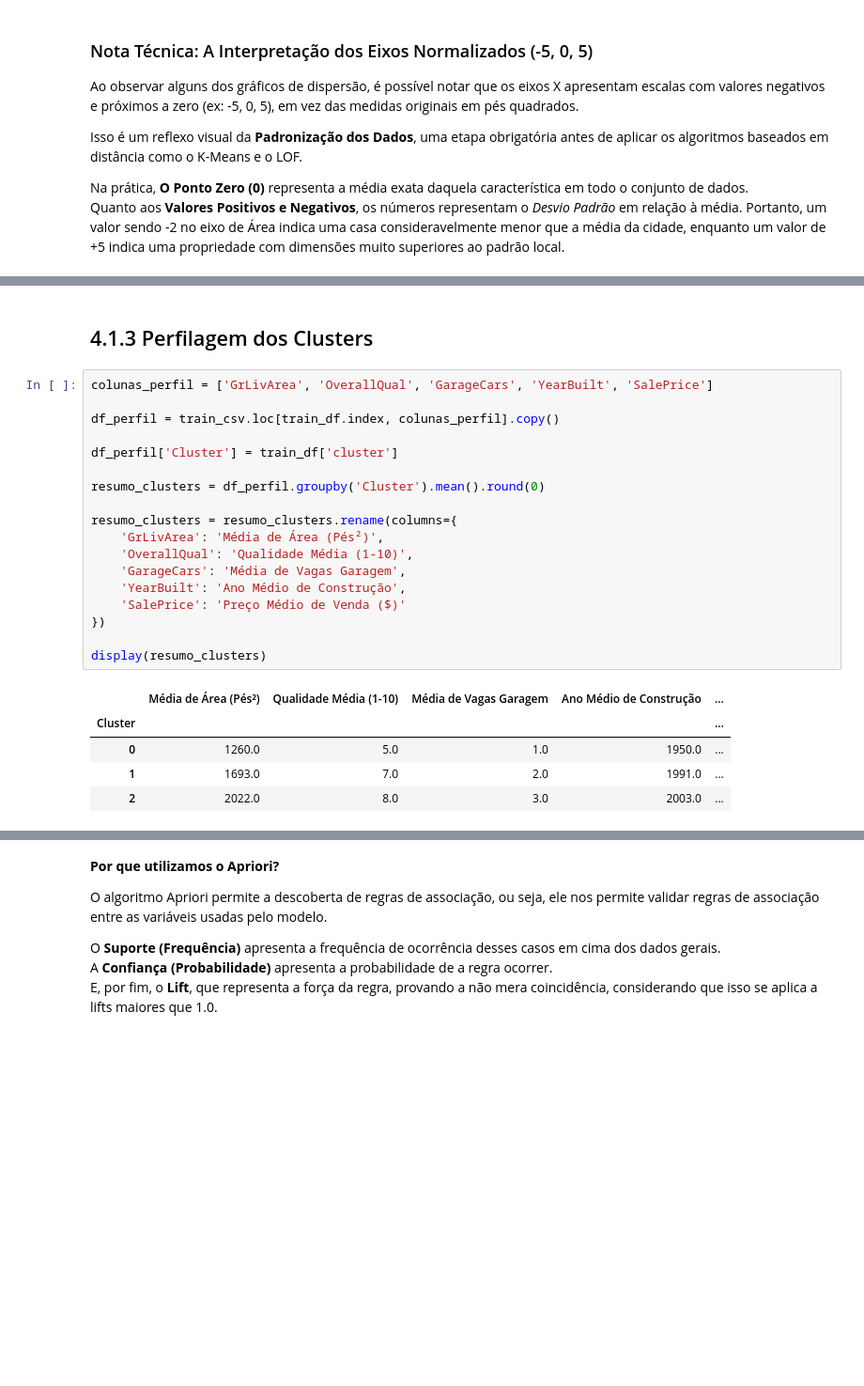
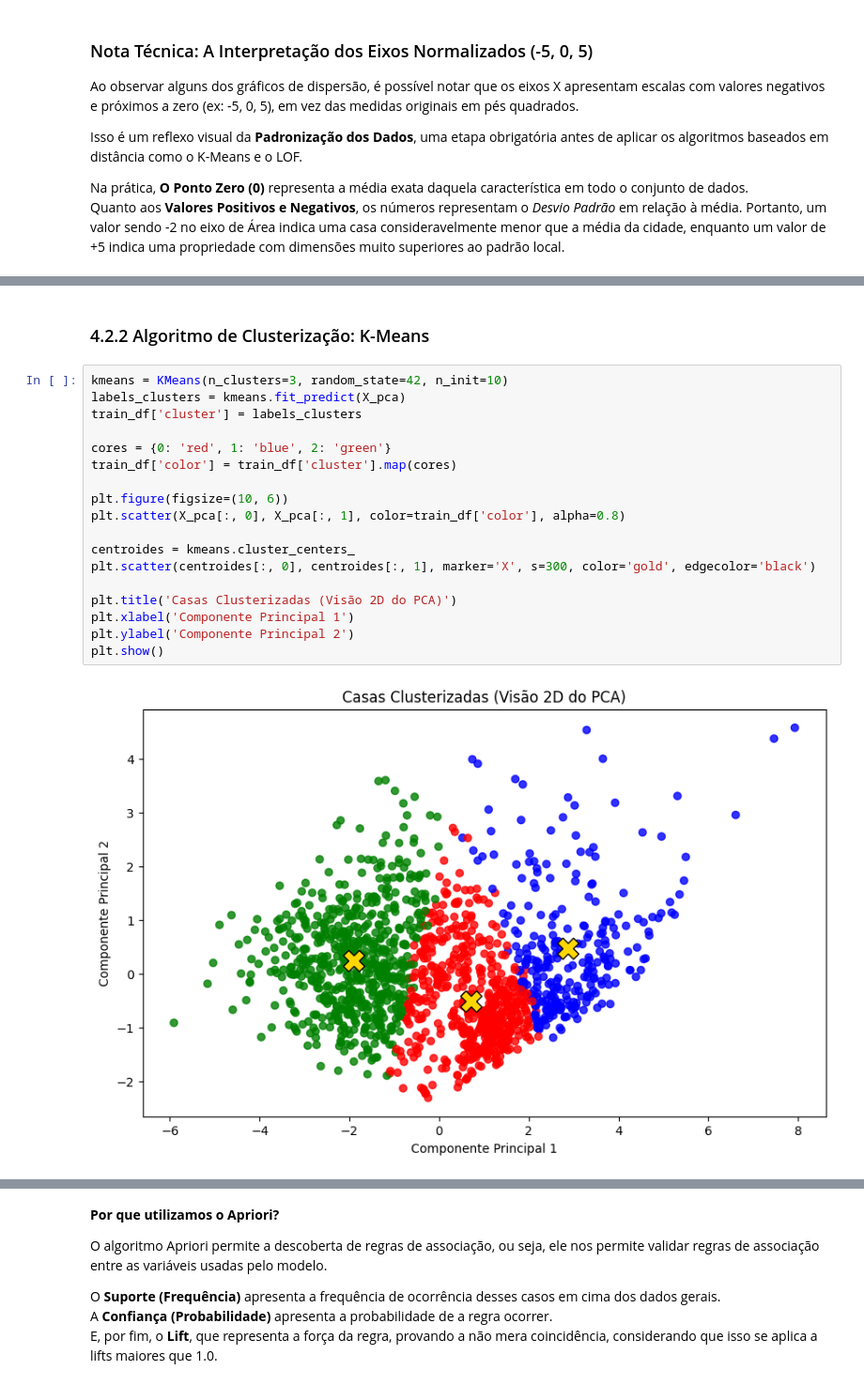
Before and after one commit to Mauro-devs/DataAnalysis, a Jupyter notebook: notebook.ipynb, the cells around one changed output, grey strips where cells are left out. Shown at 94% size. Drawn from its saved outputs; the diff is of its cells as text; blank space fills up the shorter version.

```diff
--- a/notebook.ipynb
+++ b/notebook.ipynb
@@ -626,26 +618,22 @@ A coluna 'Preco_Venda' foi intencionalmente removida para que o conjunto de dado
 # %% [markdown]
-## 4.1.3 Perfilagem dos Clusters
+### 4.2.2 Algoritmo de Clusterização: K-Means
 # %%
-colunas_perfil = ['GrLivArea', 'OverallQual', 'GarageCars', 'YearBuilt', 'SalePrice']
+kmeans = KMeans(n_clusters=3, random_state=42, n_init=10)
+labels_clusters = kmeans.fit_predict(X_pca)
+train_df['cluster'] = labels_clusters
 
-df_perfil = train_csv.loc[train_df.index, colunas_perfil].copy()
+cores = {0: 'red', 1: 'blue', 2: 'green'}
+train_df['color'] = train_df['cluster'].map(cores)
 
-df_perfil['Cluster'] = train_df['cluster']
+plt.figure(figsize=(10, 6))
+plt.scatter(X_pca[:, 0], X_pca[:, 1], color=train_df['color'], alpha=0.8)
 
-resumo_clusters = df_perfil.groupby('Cluster').mean().round(0)
+centroides = kmeans.cluster_centers_
+plt.scatter(centroides[:, 0], centroides[:, 1], marker='X', s=300, color='gold', edgecolor='black')
 
-resumo_clusters = resumo_clusters.rename(columns={
-    'GrLivArea': 'Média de Área (Pés²)',
-    'OverallQual': 'Qualidade Média (1-10)',
-    'GarageCars': 'Média de Vagas Garagem',
-    'YearBuilt': 'Ano Médio de Construção',
-    'SalePrice': 'Preço Médio de Venda ($)'
-})
-
-display(resumo_clusters)
+plt.title('Casas Clusterizadas (Visão 2D do PCA)')
+plt.xlabel('Componente Principal 1')
+plt.ylabel('Componente Principal 2')
+plt.show()
 # %% [output]
-|  | Média de Área (Pés²) | Qualidade Média (1-10) | Média de Vagas Garagem | Ano Médio de Construção | ... |
-| Cluster |  |  |  |  | ... |
-| 0 | 1260.0 | 5.0 | 1.0 | 1950.0 | ... |
-| 1 | 1693.0 | 7.0 | 2.0 | 1991.0 | ... |
-| 2 | 2022.0 | 8.0 | 3.0 | 2003.0 | ... |
+[figure, added]
```
Also changed, not shown: parts of 18 cells of this notebook.
